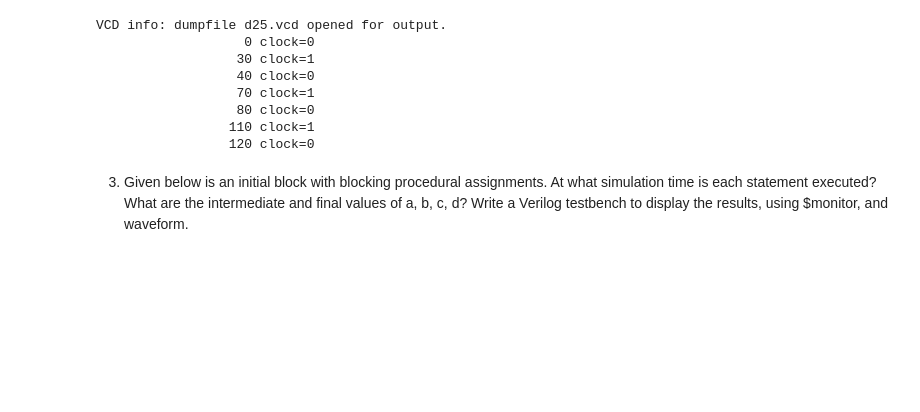
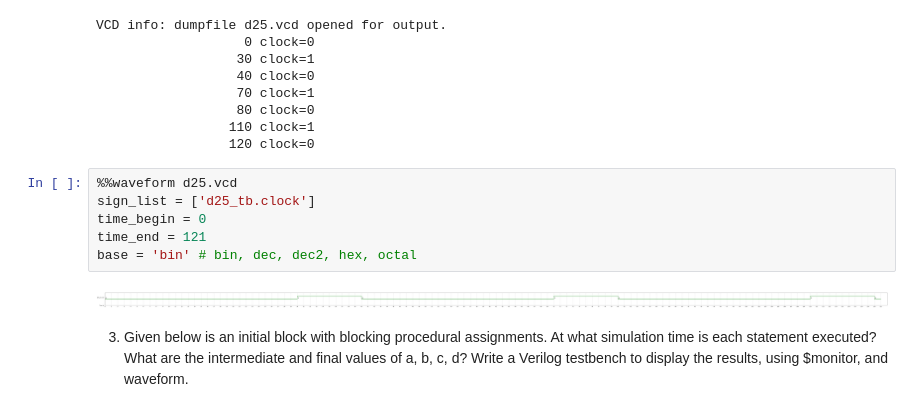
Before and after one commit to Varshan98/Suriya_DSL_HW, a Jupyter notebook: HW3_VerilogGitPractice.ipynb, the cells around one changed output. Saved outputs shown, nothing was run; the diff lists cells and outputs as text; blank space fills up the shorter version.

```diff
--- a/HW3_VerilogGitPractice.ipynb
+++ b/HW3_VerilogGitPractice.ipynb
@@ -531,6 +531,14 @@ VCD info: dumpfile d25.vcd opened for output.
                   80 clock=0
                  110 clock=1
                  120 clock=0
+# %%
+%%waveform d25.vcd
+sign_list = ['d25_tb.clock']
+time_begin = 0
+time_end = 121
+base = 'bin' # bin, dec, dec2, hex, octal
+# %% [output]
+[figure, added]
 # %% [markdown]
 3. Given below is an initial block with blocking procedural assignments. At what simulation time is each statement executed? What are the intermediate and final values of a, b, c, d? Write a Verilog testbench to display the results, using $monitor, and waveform.
 # %% [markdown]
```
